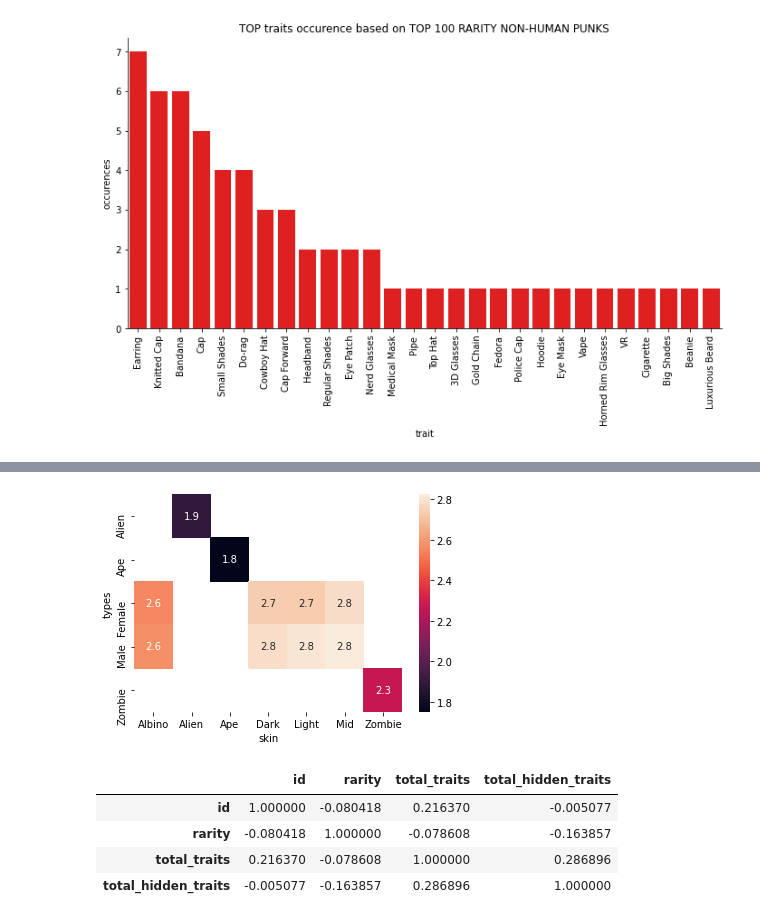
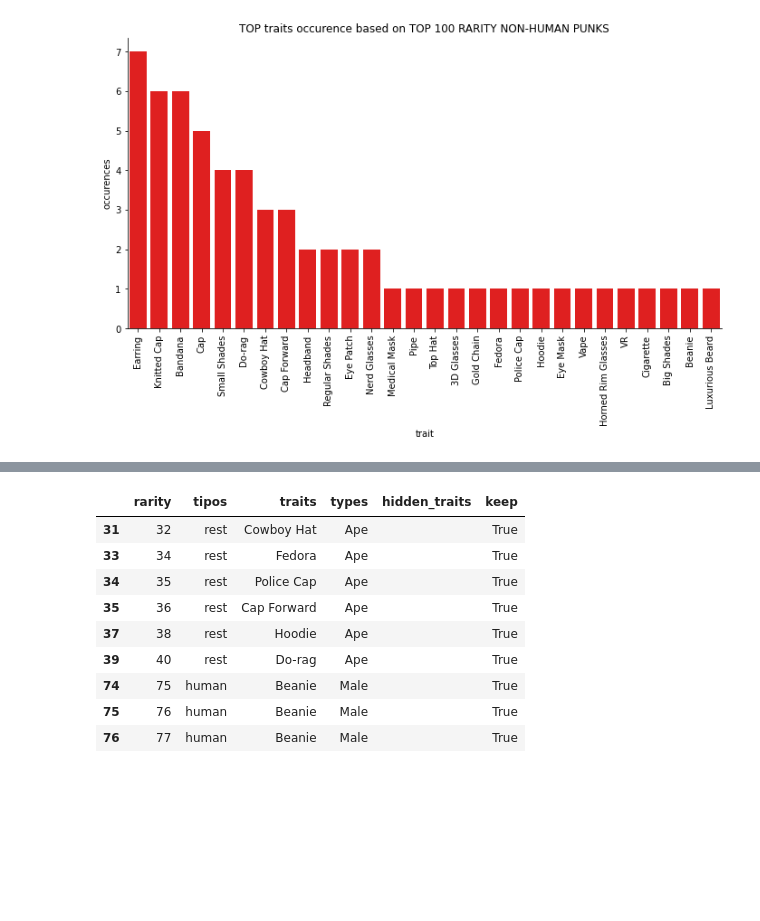
Before and after one commit to ManelForcales/IT_academy_DS_project, a Jupyter notebook: Fase2_EDA/EDA_categorical.ipynb, the cells around one changed output, grey strips where cells are left out. Drawn from its saved outputs; the diff is of its cells as text; code cells hidden in the pictures; blank space fills up the shorter version.

```diff
--- a/Fase2_EDA/EDA_categorical.ipynb
+++ b/Fase2_EDA/EDA_categorical.ipynb
@@ -441,14 +452,13 @@ df_heat = pd.crosstab(index=df1.types,columns=df1.skin,values=df1.rarity,aggfunc
-# %%
-
-sns.heatmap(df_heatmap,annot=True)
-plt.show()
-# %% [output]
-[figure, removed]
-# %%
-df1.corr()
-# %% [output]
-|  | id | rarity | total_traits | total_hidden_traits |
-| id | 1.000000 | -0.080418 | 0.216370 | -0.005077 |
-| rarity | -0.080418 | 1.000000 | -0.078608 | -0.163857 |
-| total_traits | 0.216370 | -0.078608 | 1.000000 | 0.286896 |
-| total_hidden_traits | -0.005077 | -0.163857 | 0.286896 | 1.000000 |
+# %%
+df_new
+# %% [output]
+|  | rarity | tipos | traits | types | hidden_traits | keep |
+| 31 | 32 | rest | Cowboy Hat | Ape |  | True |
+| 33 | 34 | rest | Fedora | Ape |  | True |
+| 34 | 35 | rest | Police Cap | Ape |  | True |
+| 35 | 36 | rest | Cap Forward | Ape |  | True |
+| 37 | 38 | rest | Hoodie | Ape |  | True |
+| 39 | 40 | rest | Do-rag | Ape |  | True |
+| 74 | 75 | human | Beanie | Male |  | True |
+| 75 | 76 | human | Beanie | Male |  | True |
+| 76 | 77 | human | Beanie | Male |  | True |
```
Also changed, not shown: parts of 26 cells of this notebook, 7 other files.
